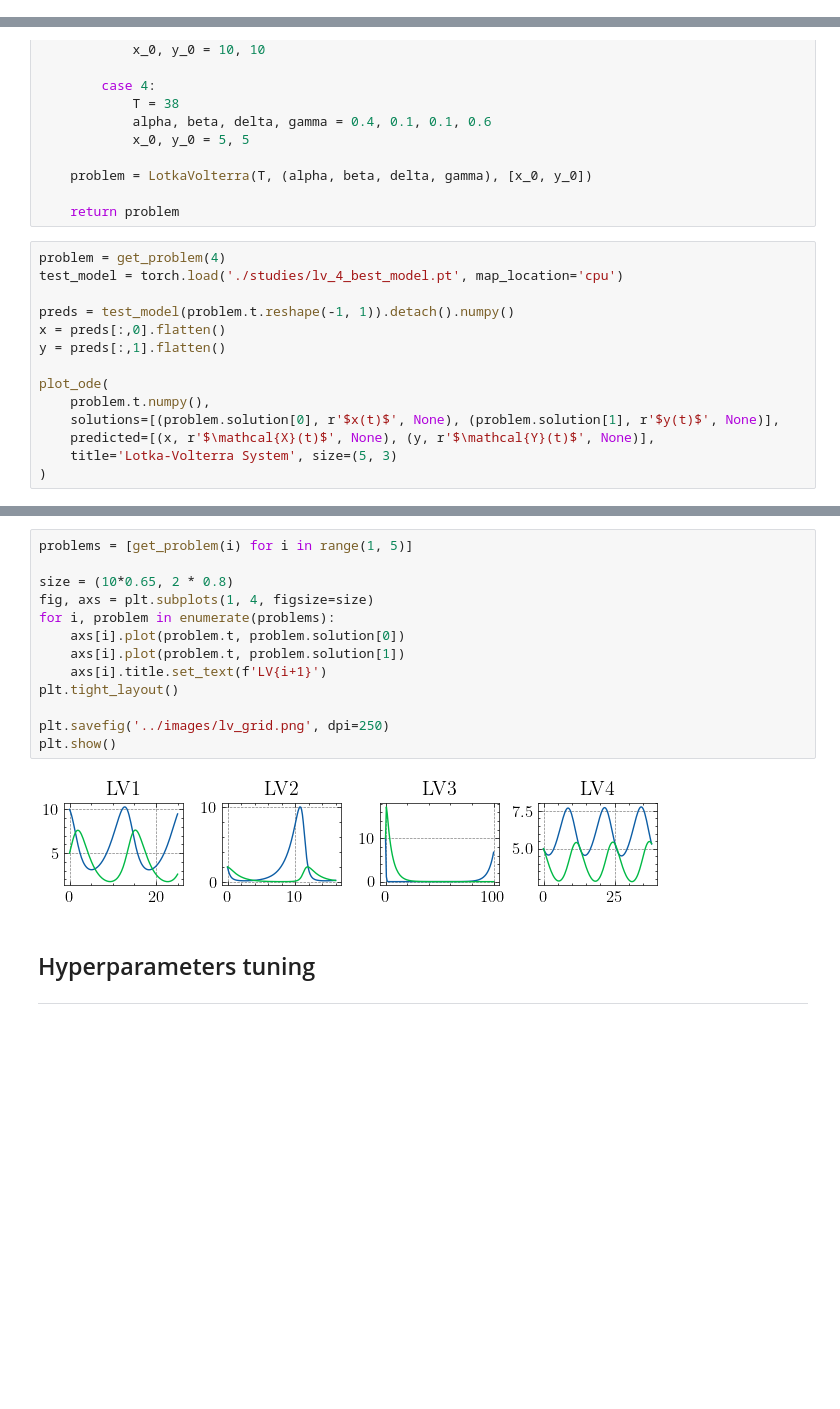
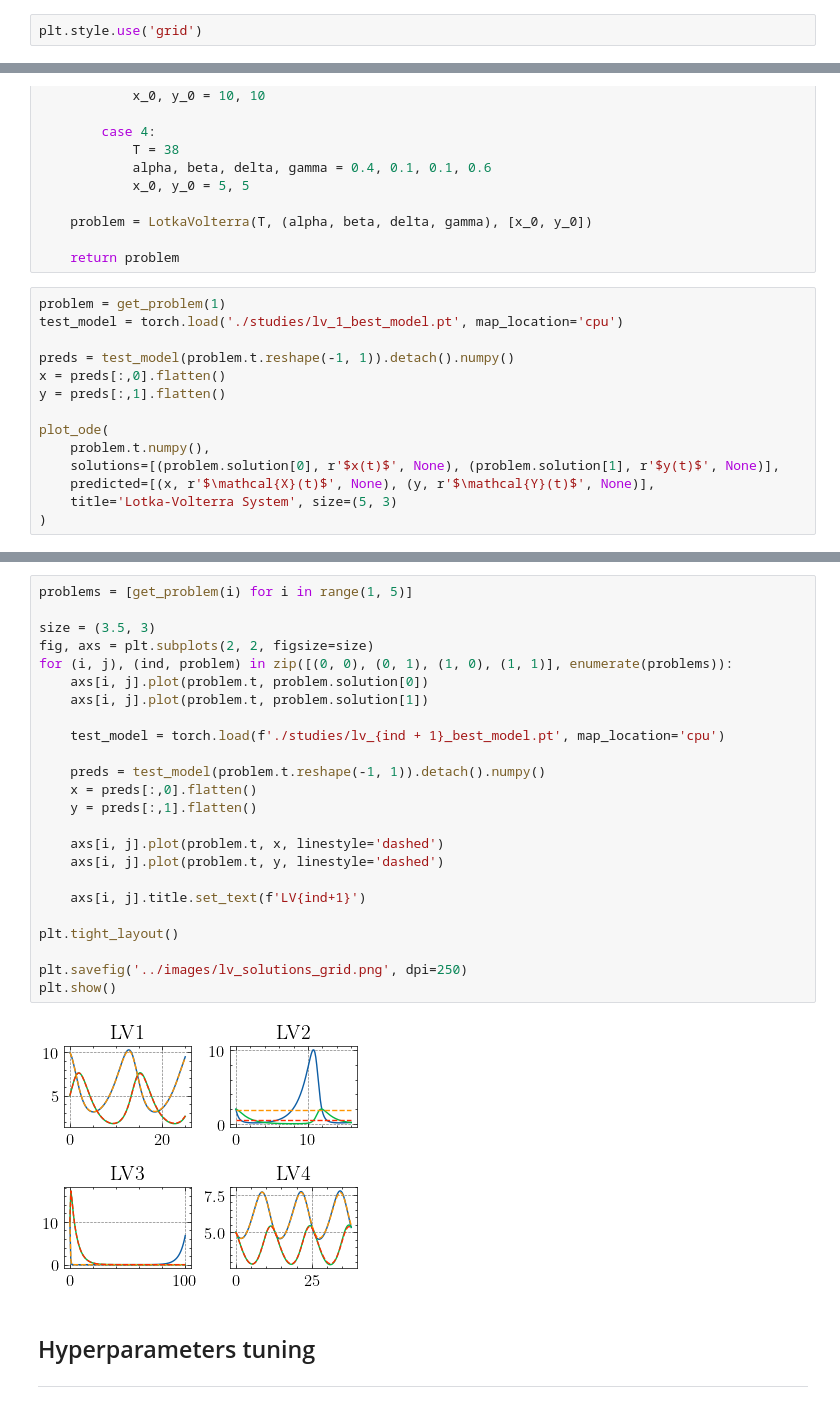
Before and after one commit to DaniilLaptev/pinns, a Jupyter notebook: code/lotkavolterra.ipynb, the cells around one changed output, grey strips where cells are left out. Drawn from its saved outputs; the diff is of its cells as text; blank space fills up the shorter version.

```diff
--- a/code/lotkavolterra.ipynb
+++ b/code/lotkavolterra.ipynb
@@ -234,3 +232,5 @@ def plot_report(
 
     plt.savefig(f'../images/report.png', dpi=250)
     plt.show()
+# %%
+plt.style.use('grid')
@@ -313,8 +311,8 @@ def get_problem(N):
 
     return problem
 # %%
-problem = get_problem(4)
-test_model = torch.load('./studies/lv_4_best_model.pt', map_location='cpu')
+problem = get_problem(1)
+test_model = torch.load('./studies/lv_1_best_model.pt', map_location='cpu')
 
 preds = test_model(problem.t.reshape(-1, 1)).detach().numpy()
 x = preds[:,0].flatten()
@@ -331,18 +329,29 @@ plot_ode(
 # %%
 problems = [get_problem(i) for i in range(1, 5)]
 
-size = (10*0.65, 2 * 0.8)
-fig, axs = plt.subplots(1, 4, figsize=size)
-for i, problem in enumerate(problems):
-    axs[i].plot(problem.t, problem.solution[0])
-    axs[i].plot(problem.t, problem.solution[1])
-    axs[i].title.set_text(f'LV{i+1}')
+size = (3.5, 3)
+fig, axs = plt.subplots(2, 2, figsize=size)
+for (i, j), (ind, problem) in zip([(0, 0), (0, 1), (1, 0), (1, 1)], enumerate(problems)):
+    axs[i, j].plot(problem.t, problem.solution[0])
+    axs[i, j].plot(problem.t, problem.solution[1])
+
+    test_model = torch.load(f'./studies/lv_{ind + 1}_best_model.pt', map_location='cpu')
+
+    preds = test_model(problem.t.reshape(-1, 1)).detach().numpy()
+    x = preds[:,0].flatten()
+    y = preds[:,1].flatten()
+
+    axs[i, j].plot(problem.t, x, linestyle='dashed')
+    axs[i, j].plot(problem.t, y, linestyle='dashed')
+
+    axs[i, j].title.set_text(f'LV{ind+1}')
+
 plt.tight_layout()
 
-plt.savefig('../images/lv_grid.png', dpi=250)
+plt.savefig('../images/lv_solutions_grid.png', dpi=250)
 plt.show()
 # %% [output]
-[figure, old version]
+[figure, new version]
 # %% [markdown]
 ## Hyperparameters tuning
 ---
```
Also changed, not shown: parts of 18 cells of this notebook, 20 other files.
